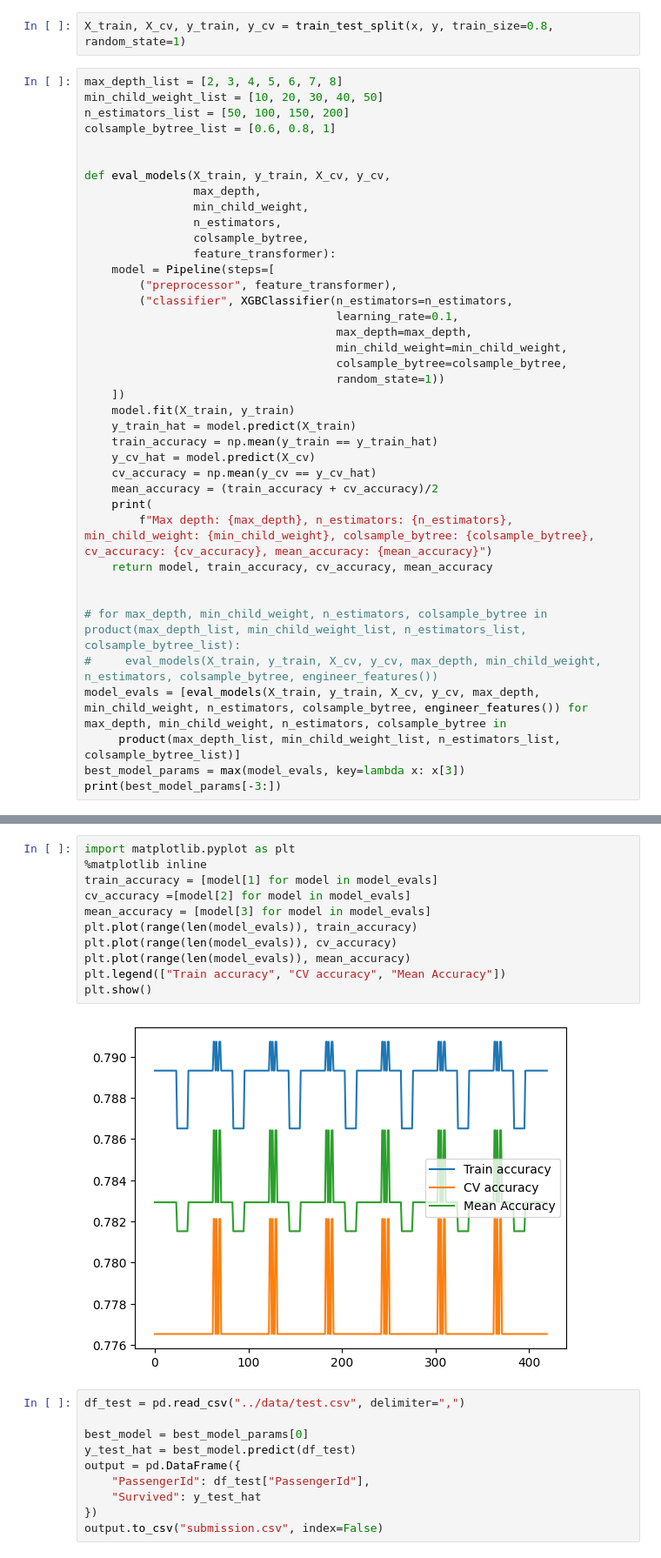
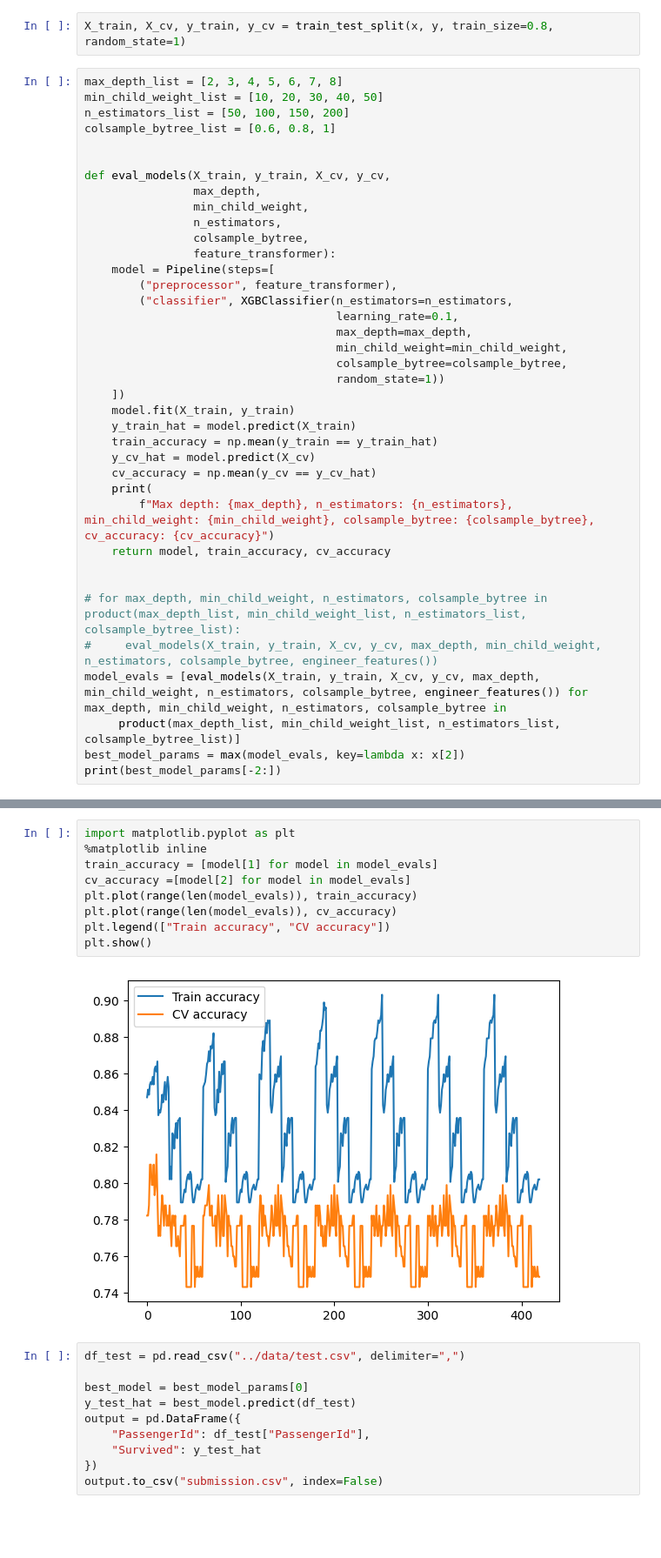
Before and after one commit to lamphamTL/kaggle-comp, a Jupyter notebook: competition/titanic/xgboost/XG_Boost_Model.ipynb, the cells around one changed output, grey strips where cells are left out. Shown at 87% size. Saved outputs shown, nothing was run; the diff lists cells and outputs as text; blank space fills up the shorter version.

Commit message:
Train again with remainer passthrough. Remove mean accuracy, not needed

```diff
--- a/competition/titanic/xgboost/XG_Boost_Model.ipynb
+++ b/competition/titanic/xgboost/XG_Boost_Model.ipynb
@@ -51,16 +51,15 @@ def eval_models(X_train, y_train, X_cv, y_cv,
     train_accuracy = np.mean(y_train == y_train_hat)
     y_cv_hat = model.predict(X_cv)
     cv_accuracy = np.mean(y_cv == y_cv_hat)
-    mean_accuracy = (train_accuracy + cv_accuracy)/2
     print(
-        f"Max depth: {max_depth}, n_estimators: {n_estimators}, min_child_weight: {min_child_weight}, colsample_bytree: {colsample_bytree}, cv_accuracy: {cv_accuracy}, mean_accuracy: {mean_accuracy}")
-    return model, train_accuracy, cv_accuracy, mean_accuracy
+        f"Max depth: {max_depth}, n_estimators: {n_estimators}, min_child_weight: {min_child_weight}, colsample_bytree: {colsample_bytree}, cv_accuracy: {cv_accuracy}")
+    return model, train_accuracy, cv_accuracy
 
 
 # for max_depth, min_child_weight, n_estimators, colsample_bytree in product(max_depth_list, min_child_weight_list, n_estimators_list, colsample_bytree_list):
 #     eval_models(X_train, y_train, X_cv, y_cv, max_depth, min_child_weight, n_estimators, colsample_bytree, engineer_features())
 model_evals = [eval_models(X_train, y_train, X_cv, y_cv, max_depth, min_child_weight, n_estimators, colsample_bytree, engineer_features()) for max_depth, min_child_weight, n_estimators, colsample_bytree in
      product(max_depth_list, min_child_weight_list, n_estimators_list, colsample_bytree_list)]
-best_model_params = max(model_evals, key=lambda x: x[3])
-print(best_model_params[-3:])
+best_model_params = max(model_evals, key=lambda x: x[2])
+print(best_model_params[-2:])
 # %% [output]
@@ -84,16 +83,14 @@ Max depth: 8, n_estimators: 200, min_child_weight: 50, colsample_bytree: 1, cv_a
 # %%
 import matplotlib.pyplot as plt
 %matplotlib inline
 train_accuracy = [model[1] for model in model_evals]
 cv_accuracy =[model[2] for model in model_evals]
-mean_accuracy = [model[3] for model in model_evals]
 plt.plot(range(len(model_evals)), train_accuracy)
 plt.plot(range(len(model_evals)), cv_accuracy)
-plt.plot(range(len(model_evals)), mean_accuracy)
-plt.legend(["Train accuracy", "CV accuracy", "Mean Accuracy"])
+plt.legend(["Train accuracy", "CV accuracy"])
 plt.show()
 # %% [output]
-[figure, old version]
+[figure, new version]
 # %%
 df_test = pd.read_csv("../data/test.csv", delimiter=",")
 
```
Also changed, not shown: parts of 1 cell of this notebook, 3 other files.
